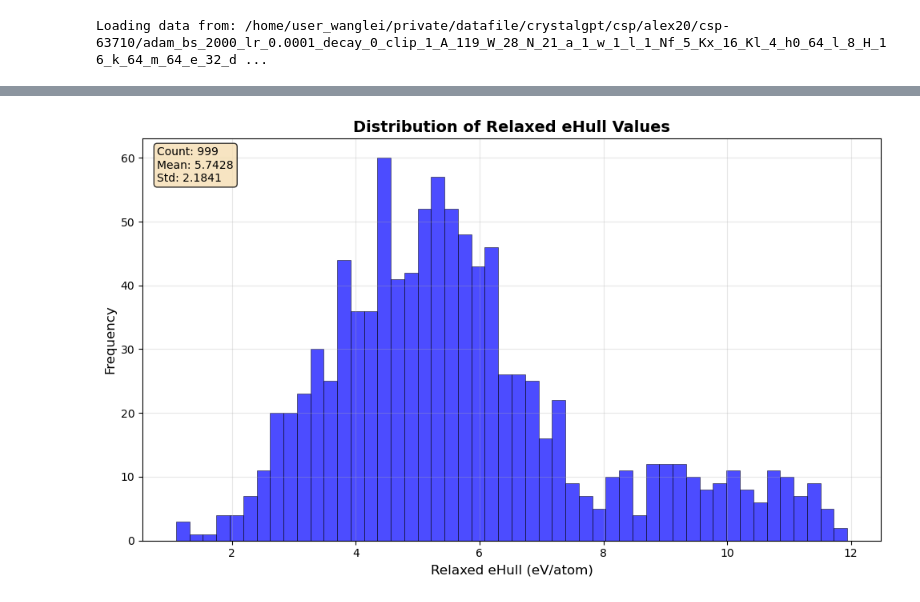
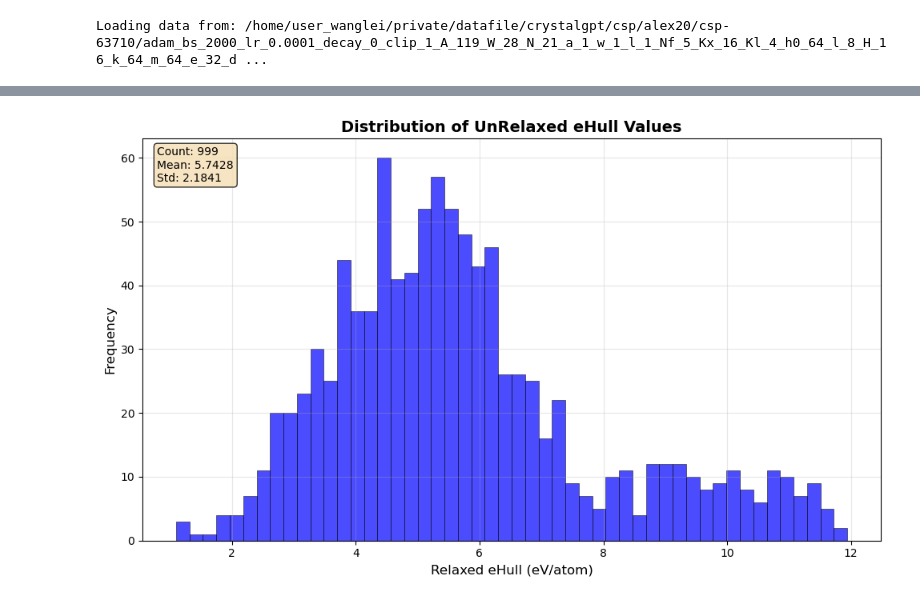
Before and after one commit to deepmodeling/CrystalFormer-CSP, a Jupyter notebook: scripts/analysis.ipynb, the cells around one changed output, grey strips where cells are left out. Cells and saved outputs as stored; diff of their text form; code cells hidden in the pictures.

```diff
--- a/scripts/analysis.ipynb
+++ b/scripts/analysis.ipynb
@@ -112,8 +112,8 @@ Max: 11.9401
 # %%
 # Create the histogram using the reusable function
 if df is not None:
-    create_histogram(ehull_data, title='Distribution of Relaxed eHull Values')
+    create_histogram(ehull_data, title='Distribution of UnRelaxed eHull Values')
 # %% [output]
-[figure, old version]
+[figure, new version]
 # %%
 # Load both CSV files for comparison
```
Also changed, not shown: parts of 6 cells of this notebook, 7 other files.
